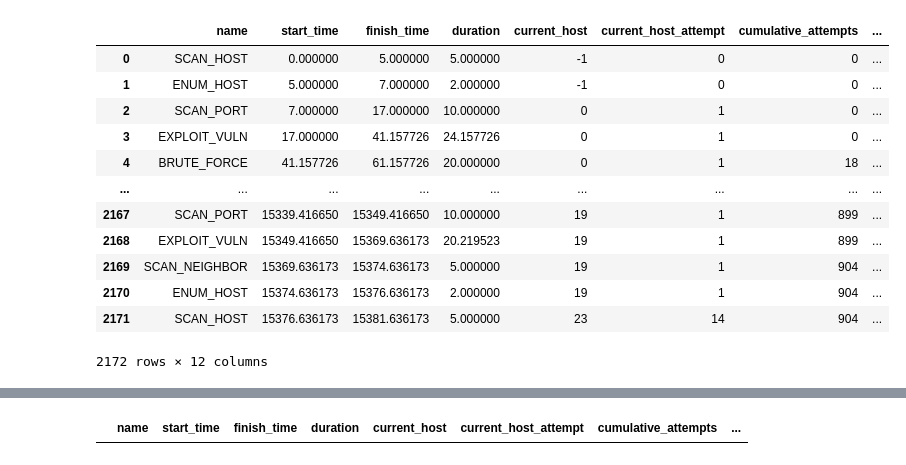
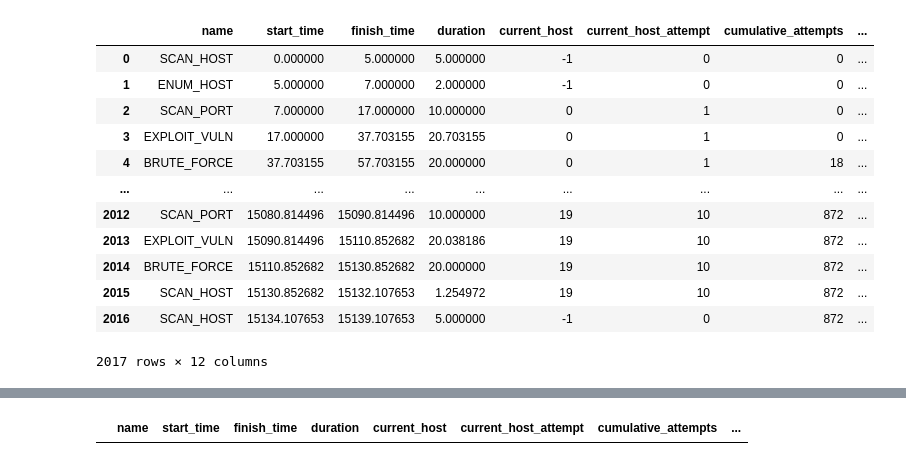
Before and after one commit to yuanyuan2000/MTDGame, a Jupyter notebook: simulation.ipynb, the cells around one changed output, grey strips where cells are left out. Saved outputs shown, nothing was run; the diff lists cells and outputs as text; code cells hidden in the pictures.

```diff
--- a/simulation.ipynb
+++ b/simulation.ipynb
@@ -7,4 +6,5 @@ import seaborn as sns
 # %%
 # set up dataframe for collecting event data
-time_network, adversary = main()
+# time_network, adversary = main()
+time_network, adversary = sim_from_state(check_time=10000)
 # %% [output]
@@ -58,20 +58,20 @@ plt.show()
 # %%
-attack_operation_record = pd.DataFrame(adversary.attack_stats.attack_operation_record)
+attack_operation_record = pd.DataFrame(adversary.get_attack_stats().get_record())
 attack_operation_record
 # %% [output]
 |  | name | start_time | finish_time | duration | current_host | current_host_attempt | cumulative_attempts | ... |
 | 0 | SCAN_HOST | 0.000000 | 5.000000 | 5.000000 | -1 | 0 | 0 | ... |
 | 1 | ENUM_HOST | 5.000000 | 7.000000 | 2.000000 | -1 | 0 | 0 | ... |
 | 2 | SCAN_PORT | 7.000000 | 17.000000 | 10.000000 | 0 | 1 | 0 | ... |
-| 3 | EXPLOIT_VULN | 17.000000 | 41.157726 | 24.157726 | 0 | 1 | 0 | ... |
-| 4 | BRUTE_FORCE | 41.157726 | 61.157726 | 20.000000 | 0 | 1 | 18 | ... |
+| 3 | EXPLOIT_VULN | 17.000000 | 37.703155 | 20.703155 | 0 | 1 | 0 | ... |
+| 4 | BRUTE_FORCE | 37.703155 | 57.703155 | 20.000000 | 0 | 1 | 18 | ... |
 | ... | ... | ... | ... | ... | ... | ... | ... | ... |
-| 2167 | SCAN_PORT | 15339.416650 | 15349.416650 | 10.000000 | 19 | 1 | 899 | ... |
-| 2168 | EXPLOIT_VULN | 15349.416650 | 15369.636173 | 20.219523 | 19 | 1 | 899 | ... |
-| 2169 | SCAN_NEIGHBOR | 15369.636173 | 15374.636173 | 5.000000 | 19 | 1 | 904 | ... |
-| 2170 | ENUM_HOST | 15374.636173 | 15376.636173 | 2.000000 | 19 | 1 | 904 | ... |
-| 2171 | SCAN_HOST | 15376.636173 | 15381.636173 | 5.000000 | 23 | 14 | 904 | ... |
+| 2012 | SCAN_PORT | 15080.814496 | 15090.814496 | 10.000000 | 19 | 10 | 872 | ... |
+| 2013 | EXPLOIT_VULN | 15090.814496 | 15110.852682 | 20.038186 | 19 | 10 | 872 | ... |
+| 2014 | BRUTE_FORCE | 15110.852682 | 15130.852682 | 20.000000 | 19 | 10 | 872 | ... |
+| 2015 | SCAN_HOST | 15130.852682 | 15132.107653 | 1.254972 | 19 | 10 | 872 | ... |
+| 2016 | SCAN_HOST | 15134.107653 | 15139.107653 | 5.000000 | -1 | 0 | 872 | ... |
-2172 rows × 12 columns
+2017 rows × 12 columns
 # %%
 fig2, ax2 = plt.subplots(1, figsize=(16, 4))
 ax2.barh(attack_operation_record['name'], attack_operation_record['duration'], left=attack_operation_record['start_time'], height=0.1)
```
Also changed, not shown: parts of 7 cells of this notebook, 48 other files.
